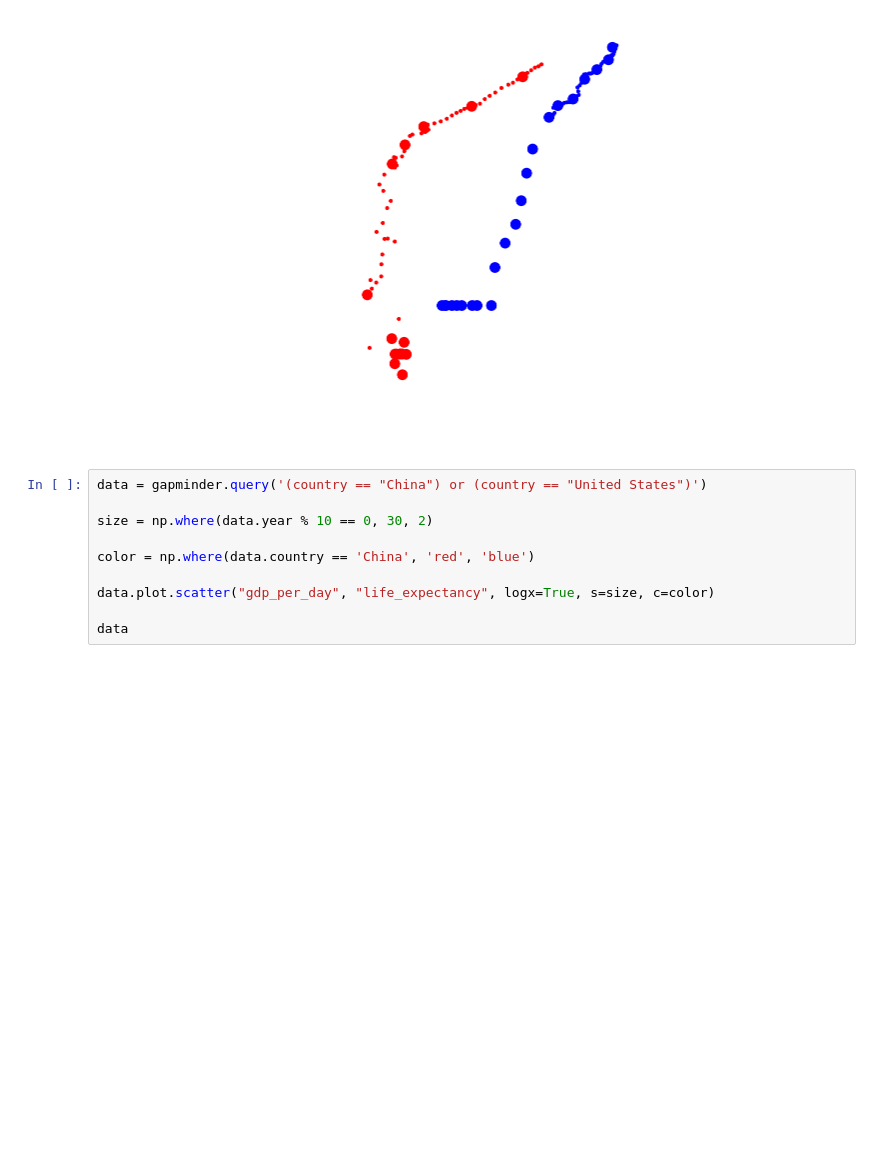
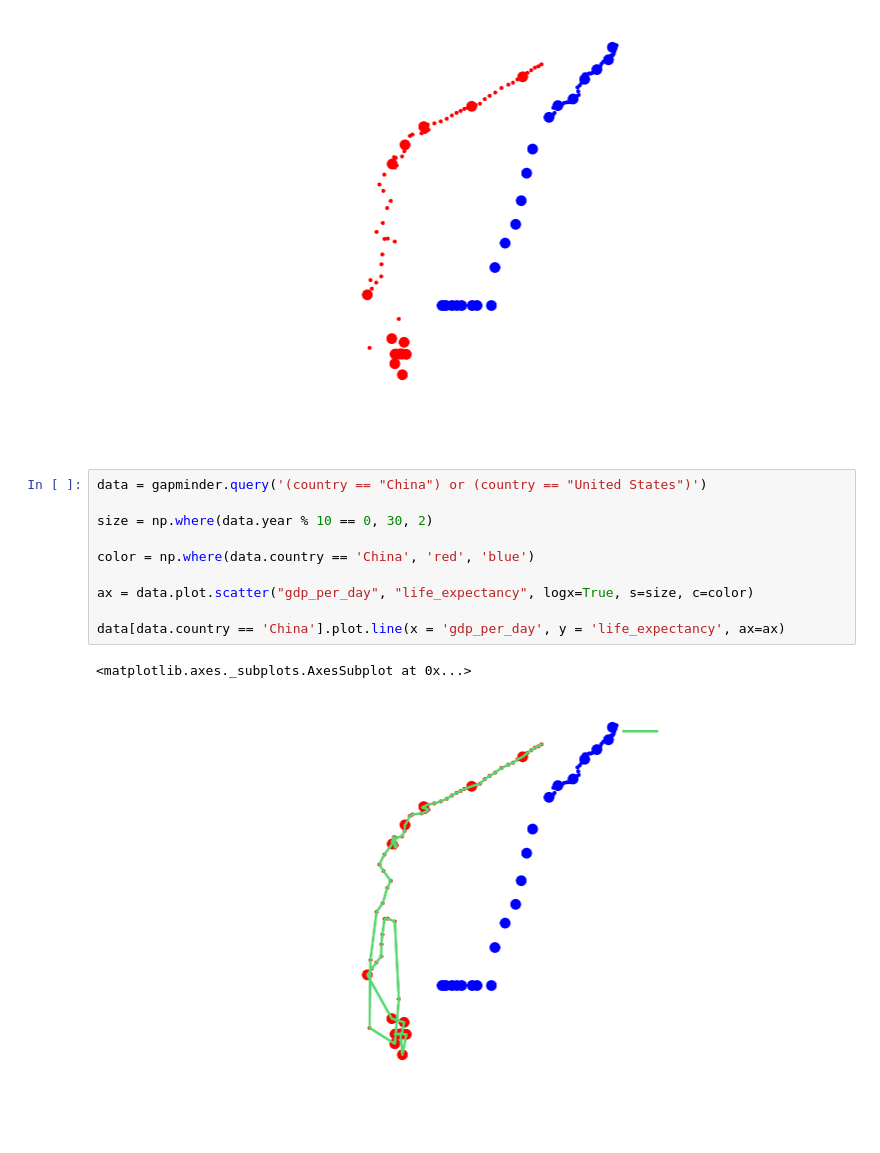
Before and after one commit to RyanLBuchanan/D206_Data_Cleaning, a Jupyter notebook: Learning_Resources/Python_Statistics_Essential_Training/Exercise Files/chapter3/03_04/my_twovariables.ipynb, the cells around one changed output. Saved outputs shown, nothing was run; the diff lists cells and outputs as text; blank space fills up the shorter version.

Commit message:
feat: Completed Two Variables plotting tutorial

```diff
--- a/Learning_Resources/Python_Statistics_Essential_Training/Exercise Files/chapter3/03_04/my_twovariables.ipynb
+++ b/Learning_Resources/Python_Statistics_Essential_Training/Exercise Files/chapter3/03_04/my_twovariables.ipynb
@@ -151,10 +151,13 @@ data.plot.scatter("gdp_per_day", "life_expectancy", logx=True, s=size, c=color)
 # %%
 data = gapminder.query('(country == "China") or (country == "United States")')
 
 size = np.where(data.year % 10 == 0, 30, 2)
 
 color = np.where(data.country == 'China', 'red', 'blue')
 
-data.plot.scatter("gdp_per_day", "life_expectancy", logx=True, s=size, c=color)
+ax = data.plot.scatter("gdp_per_day", "life_expectancy", logx=True, s=size, c=color)
 
-data
+data[data.country == 'China'].plot.line(x = 'gdp_per_day', y = 'life_expectancy', ax=ax)
+# %% [output]
+<matplotlib.axes._subplots.AxesSubplot at 0x...>
+[figure, added]
```
